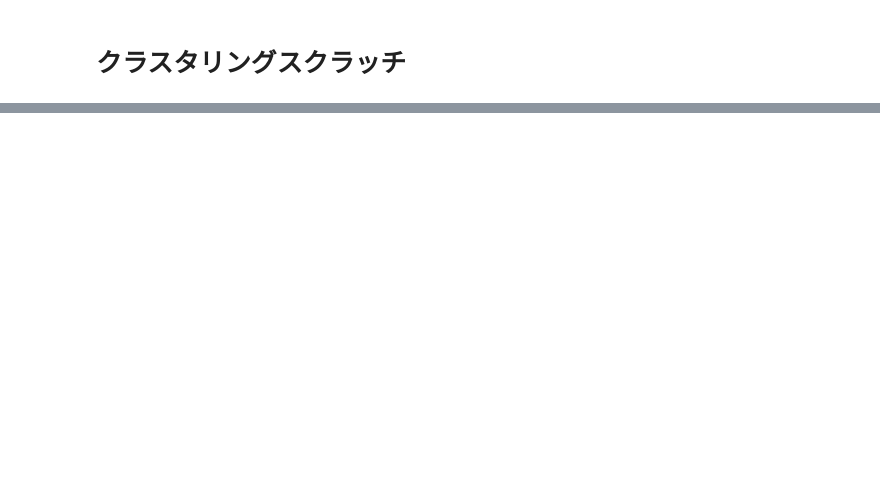
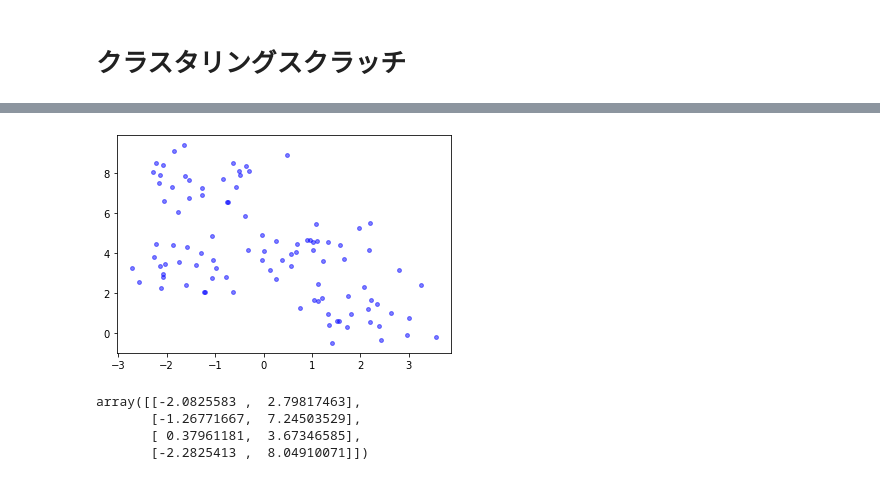
Before and after one commit to kamikami1107/diveintocode-ml, a Jupyter notebook: Sprint7-k-means_clustering.ipynb, the cells around one changed output, grey strips where cells are left out. Saved outputs shown, nothing was run; the diff lists cells and outputs as text; code cells hidden in the pictures; blank space fills up the shorter version.

```diff
--- a/Sprint7-k-means_clustering.ipynb
+++ b/Sprint7-k-means_clustering.ipynb
@@ -258,0 +14,5 @@ ValueError: operands could not be broadcast together with shapes (3,) (2,)
+# %%
+# 《シンプルデータセット3》
+from sklearn.datasets import make_blobs
+#X, _ = make_blobs(n_samples=100, n_features=2, centers=4, cluster_std=0.5, shuffle=True, random_state=0)
+X, _ = make_blobs(n_samples=100, n_features=2, centers=4, cluster_std=0.8, shuffle=True, random_state=0)
@@ -258,0 +31,17 @@ ValueError: operands could not be broadcast together with shapes (3,) (2,)
+# %%
+#可視化
+plt.scatter(X[:,0],X[:,1],c="b",s=15,alpha=0.5)
+plt.show()
+# %% [output]
+[figure, added]
+# %%
+K = 4
+X_size,n_features = X.shape
+# ランダムに重心の初期値を初期化
+centroids  = X[np.random.choice(X_size,K)]
+centroids
+# %% [output]
+array([[-2.0825583 ,  2.79817463],
+       [-1.26771667,  7.24503529],
+       [ 0.37961181,  3.67346585],
+       [-2.2825413 ,  8.04910071]])
```
Also changed, not shown: parts of 107 cells of this notebook.
